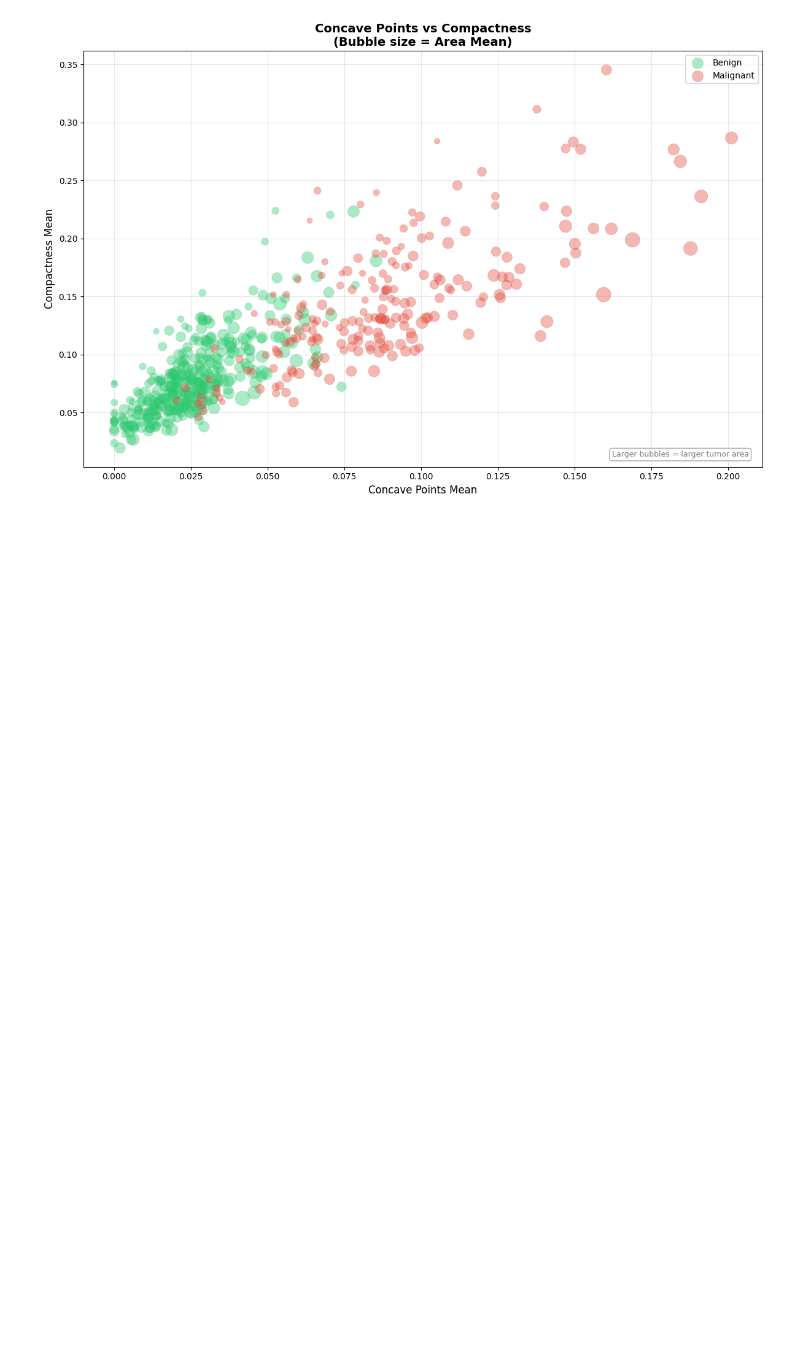
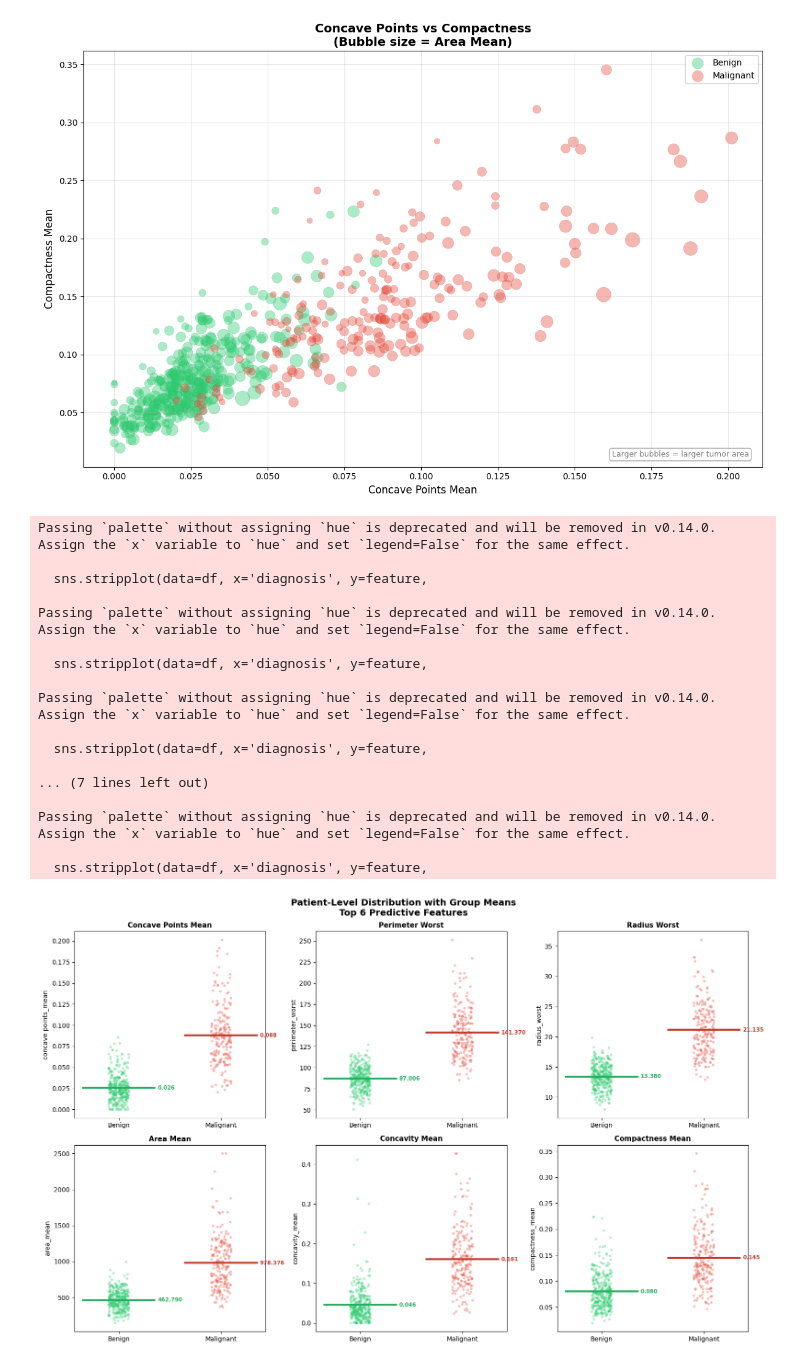
Before and after one commit to john-nio/eda-project, a Jupyter notebook: breast_cancer/breast_cancer.ipynb, the cells around one changed output. Drawn from its saved outputs; the diff is of its cells as text; code cells hidden in the pictures; blank space fills up the shorter version.

```diff
--- a/breast_cancer/breast_cancer.ipynb
+++ b/breast_cancer/breast_cancer.ipynb
@@ -794,3 +794,61 @@ plt.savefig('visualizations/bubble_chart.png', dpi=150)
 plt.show()
 # %% [output]
 [figure]
+# %%
+fig, axes = plt.subplots(2, 3, figsize=(16, 10))
+axes = axes.flatten()
+
+top6_features = [
+    'concave points_mean',
+    'perimeter_worst',
+    'radius_worst',
+    'area_mean',
+    'concavity_mean',
+    'compactness_mean'
+]
+
+for i, feature in enumerate(top6_features):
+    # strip plot — every patient as a dot
+    sns.stripplot(data=df, x='diagnosis', y=feature,
+                  palette={'M': '#e74c3c', 'B': '#2ecc71'},
+                  alpha=0.35, size=4, jitter=True,
+                  order=['B', 'M'], ax=axes[i])
+
+    # overlay group mean as a bold horizontal line
+    for j, (diag, color) in enumerate([('B', '#27ae60'), ('M', '#c0392b')]):
+        mean_val = df[df['diagnosis'] == diag][feature].mean()
+        axes[i].plot([j - 0.35, j + 0.35], [mean_val, mean_val],
+                     color=color, linewidth=3, zorder=5)
+        axes[i].text(j + 0.38, mean_val, f'{mean_val:.3f}',
+                     va='center', fontsize=8.5,
+                     fontweight='bold', color=color)
+
+    axes[i].set_title(feature.replace('_', ' ').title(),
+                      fontsize=11, fontweight='bold')
+    axes[i].set_xlabel('')
+    axes[i].set_xticklabels(['Benign', 'Malignant'])
+
+fig.suptitle('Patient-Level Distribution with Group Means\nTop 6 Predictive Features',
+             fontsize=14, fontweight='bold')
+plt.tight_layout()
+plt.savefig('visualizations/strip_plot_with_means.png', dpi=150)
+plt.show()
+# %% [output]
+Passing `palette` without assigning `hue` is deprecated and will be removed in v0.14.0. Assign the `x` variable to `hue` and set `legend=False` for the same effect.
+
+  sns.stripplot(data=df, x='diagnosis', y=feature,
+
+Passing `palette` without assigning `hue` is deprecated and will be removed in v0.14.0. Assign the `x` variable to `hue` and set `legend=False` for the same effect.
+
+  sns.stripplot(data=df, x='diagnosis', y=feature,
+
+Passing `palette` without assigning `hue` is deprecated and will be removed in v0.14.0. Assign the `x` variable to `hue` and set `legend=False` for the same effect.
+
+  sns.stripplot(data=df, x='diagnosis', y=feature,
+
+... (7 lines left out)
+
+Passing `palette` without assigning `hue` is deprecated and will be removed in v0.14.0. Assign the `x` variable to `hue` and set `legend=False` for the same effect.
+
+  sns.stripplot(data=df, x='diagnosis', y=feature,
+[figure, added]
```
Also changed, not shown: 1 other file.
